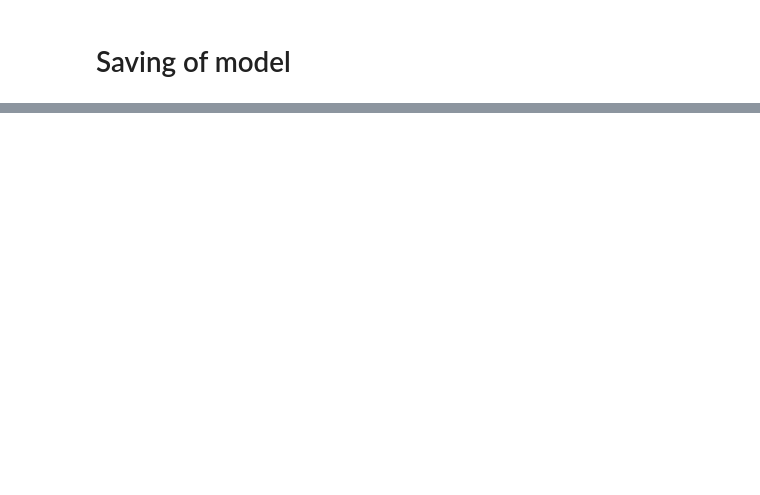
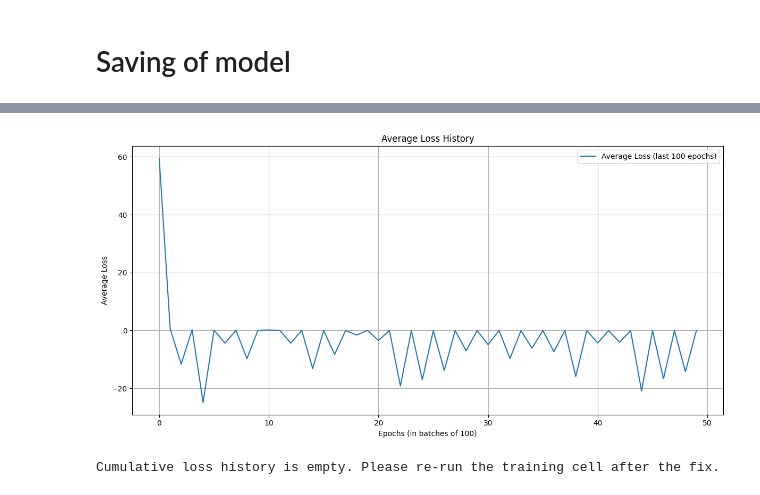
Before and after one commit to dsainvg/Tic-tac-toe-model, a Jupyter notebook: training.ipynb, the cells around one changed output, grey strips where cells are left out. Drawn from its saved outputs; the diff is of its cells as text; code cells hidden in the pictures; blank space fills up the shorter version.

```diff
--- a/training.ipynb
+++ b/training.ipynb
@@ -230,7 +232,7 @@ Probabilities for free positions: [0.13622401654720306, 0.13323462009429932, 0.1
 
 # Loss and optimizer
 optimizer = torch.optim.Adam(model.parameters(), lr=learning_rate)
-
+loss_histories = {"avg":[],"cum":[]}
 # Pre-compute discount cache (outside training loop)
 discount_cache = {}
 for length in range(1, game_chances + 1):
@@ -287,11 +289,11 @@ for epoch in range(num_epochs):
             num_valid = valid_mask.sum()
 
             # Mix model predictions with uniform over valid moves
-            uniform_prob = valid_mask / num_valid
             t = temperature + (epoch / num_epochs) * 2 * (1 - temperature)
             t = min(t, t_end)
             if active_player != i%2:
                 t = random_t_start + (epoch / num_epochs) * random_t_add
+            uniform_prob = valid_mask / num_valid
             y = y * t + uniform_prob * (1 - t)
             m = Categorical(probs=y)
             Y_out = m.sample()
@@ -338,16 +340,16 @@ for epoch in range(num_epochs):
                 'active_player': active_player,
                 'game_state': parallel_boards[board_idx].game_state.copy(),  # List of (id, position) moves
                 'result': win,
-                'reward': 0.1 if win == "draw" else (1 if (len(boards_states) - 1) % 2 == active_player else -1)
+                'reward': reward["Draw"] if win == "draw" else (reward["Win"] if (len(boards_states) - 1) % 2 == active_player else reward["Lost"])
             }
             all_game_histories.append(game_history)
 
             if win == "draw":
-                reward_value = 0.1
+                reward_value = reward["Draw"]
             else:
                 # Determine final move index
                 final_i = len(boards_states) - 1
-                reward_value = 1 if (final_i % 2) == active_player else -1
+                reward_value = reward["Win"] if (final_i % 2) == active_player else reward["Lost"]
 
             # Stack all log_probs into a single tensor
             log_probs = torch.stack([lp for _, lp in gamequeue[::-1]])
@@ -377,5 +379,7 @@ for epoch in range(num_epochs):
             cummulative_loss += total_loss.item()
             avg100 += total_loss.item()
         if (epoch+1) % 100 == 0:
-            print('epoch ', epoch+1, ': loss = ', total_loss.item(),'; avg loss = ', cummulative_loss/(epoch+1),f"; Avg loss of last 100 is {avg100*4}", f'; boards processed = {len(all_losses)}')
+            loss_histories["avg"].append(avg100)
+            loss_histories["cum"].append(cummulative_loss/(epoch+1)) # Fixed: Appending to 'cum' history
+            print('epoch ', epoch+1, ': loss = ', total_loss.item(),'; avg loss = ', cummulative_loss/(epoch+1),f"; Avg loss of last 100 is {avg100}", f'; boards processed = {len(all_losses)}')
             avg100 = 0.0
@@ -514,0 +557,37 @@ print(f"Game histories saved to {histories_filename}")
+# %%
+import matplotlib.pyplot as plt
+import os
+
+# Create the models directory if it doesn't exist
+output_dir = '/content/drive/MyDrive/models'
+os.makedirs(output_dir, exist_ok=True)
+
+# Plot Average Loss History
+plt.figure(figsize=(12, 6))
+plt.plot(loss_histories["avg"], label='Average Loss (last 100 epochs)')
+plt.title("Average Loss History")
+plt.xlabel("Epochs (in batches of 100)")
+plt.ylabel("Average Loss")
+plt.grid(True)
+plt.legend()
+plt.tight_layout()
+plt.savefig(os.path.join(output_dir, 'average_loss_history.png'))
+plt.show()
+
+# Plot Cumulative Loss History (if available)
+if len(loss_histories["cum"]) > 0:
+    plt.figure(figsize=(12, 6))
+    plt.plot(loss_histories["cum"], label='Cumulative Average Loss')
+    plt.title("Cumulative Average Loss History")
+    plt.xlabel("Epochs (in batches of 100)")
+    plt.ylabel("Cumulative Average Loss")
+    plt.grid(True)
+    plt.legend()
+    plt.tight_layout()
+    plt.savefig(os.path.join(output_dir, 'cumulative_loss_history.png'))
+    plt.show()
+else:
+    print("Cumulative loss history is empty. Please re-run the training cell after the fix.")
+# %% [output]
+[figure, added]
+Cumulative loss history is empty. Please re-run the training cell after the fix.
```
Also changed, not shown: parts of 7 cells of this notebook.
